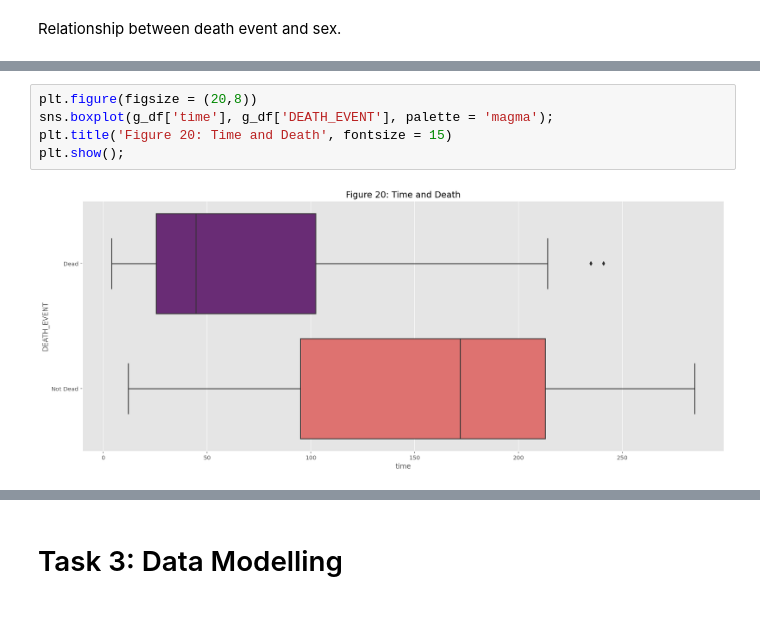
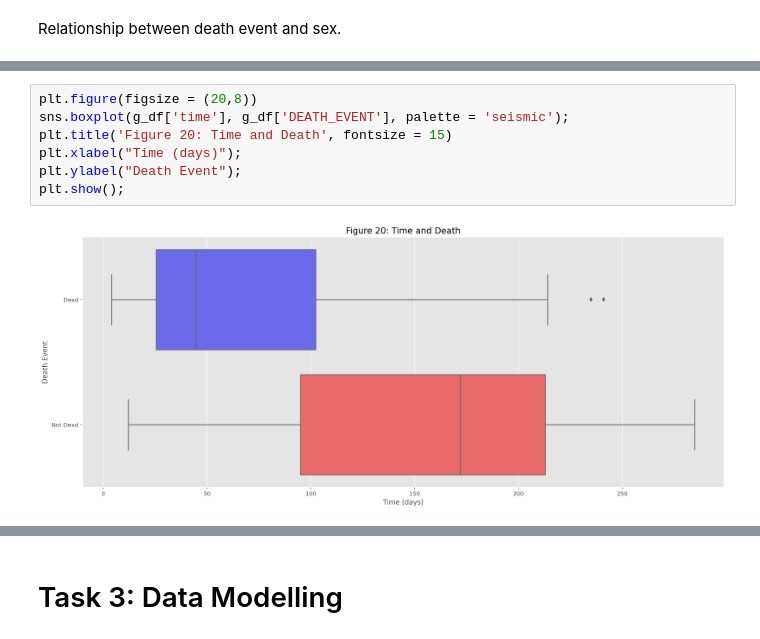
Before and after one commit to Puneet-Grewal/Heart-Attack-Data-Science, a Jupyter notebook: s3900991.ipynb, the cells around one changed output, grey strips where cells are left out. Drawn from its saved outputs; the diff is of its cells as text.

```diff
--- a/s3900991.ipynb
+++ b/s3900991.ipynb
@@ -329,10 +334,12 @@ plt.show();
 # %%
 plt.figure(figsize = (20,8))
-sns.boxplot(g_df['time'], g_df['DEATH_EVENT'], palette = 'magma');
+sns.boxplot(g_df['time'], g_df['DEATH_EVENT'], palette = 'seismic');
 plt.title('Figure 20: Time and Death', fontsize = 15)
+plt.xlabel("Time (days)");
+plt.ylabel("Death Event");
 plt.show();
 # %% [output]
-[figure, old version]
+[figure, new version]
 # %%
 plt.figure(figsize = (4,6))
 sns.histplot(binwidth=0.5, x="anaemia", hue="DEATH_EVENT", data=g_df, stat="count", multiple="stack", palette='twilight')
```
Also changed, not shown: parts of 28 cells of this notebook, 1 other file.
